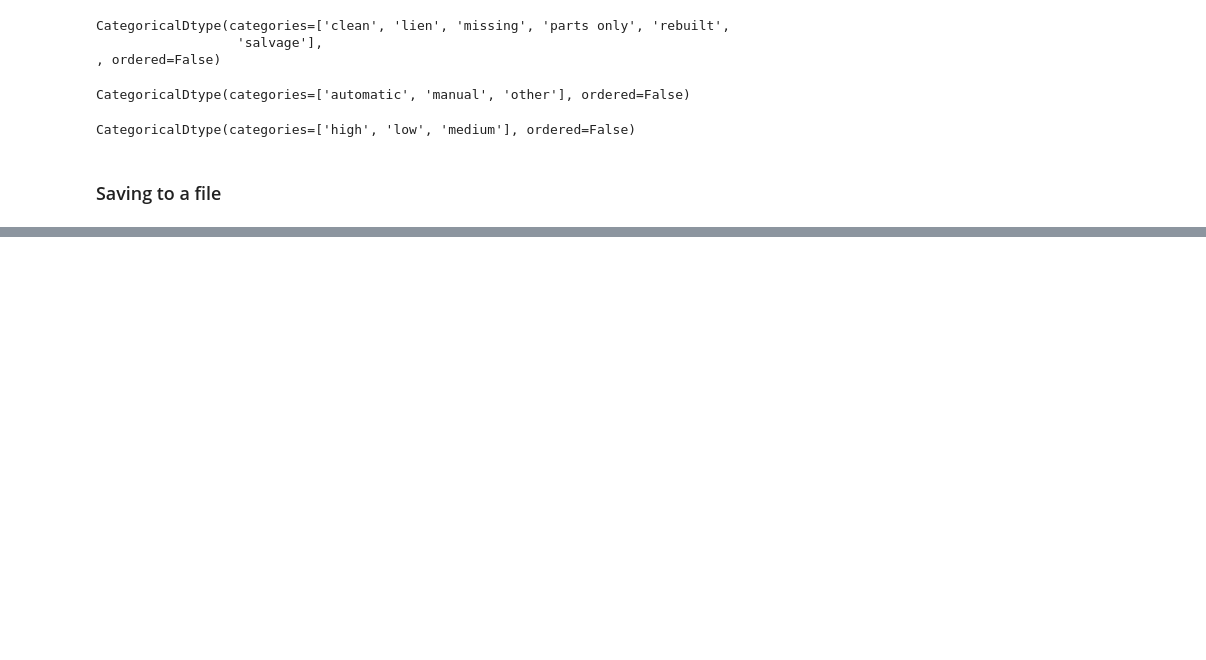
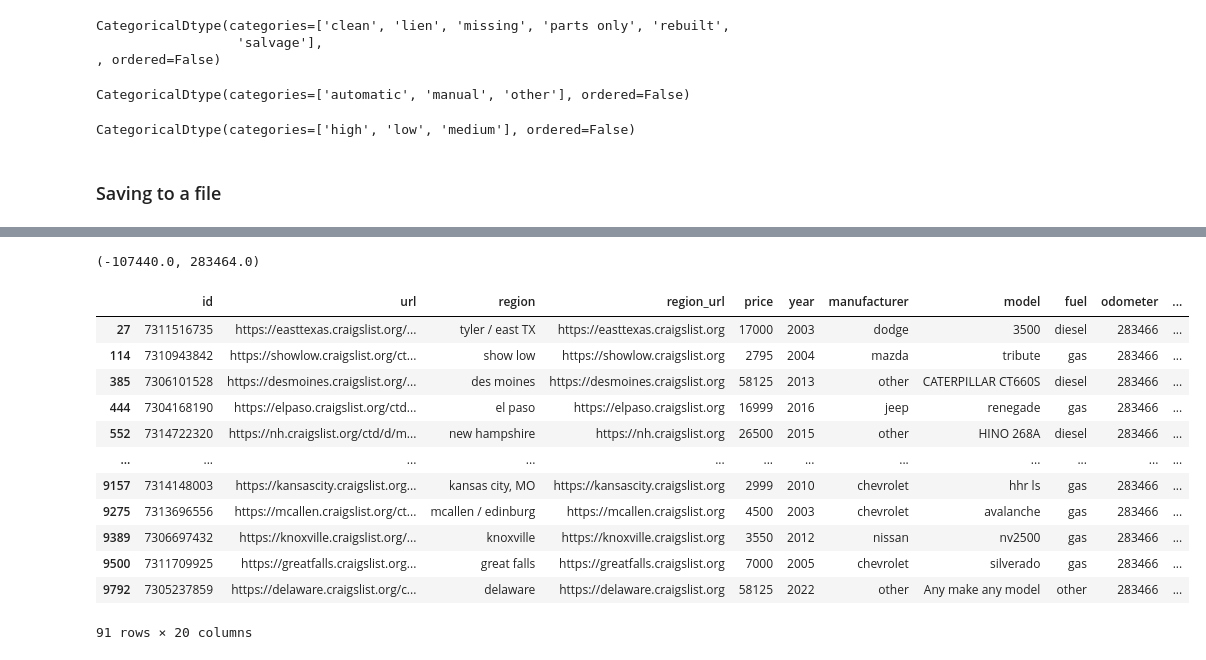
Before and after one commit to AliaksandrYazerski/ML_model_classifier_for_car_from_USA, a Jupyter notebook: ML_model_classifier_for_car_from_USA.ipynb, the cells around one changed output, grey strips where cells are left out. Saved outputs shown, nothing was run; the diff lists cells and outputs as text; code cells hidden in the pictures; blank space fills up the shorter version.

```diff
--- a/ML_model_classifier_for_car_from_USA.ipynb
+++ b/ML_model_classifier_for_car_from_USA.ipynb
@@ -498,0 +606,2 @@ df_types.to_csv('data/df_types.csv', index=False)
+# %%
+df_out.loc[is_outlier_year, 'year'] = int(boundaries_year[0]) + 1
@@ -498,0 +634,21 @@ df_types.to_csv('data/df_types.csv', index=False)
+# %%
+boundaries_odometer, is_outlier_odometer = get_out_boundaries('odometer')
+boundaries_odometer
+# %% [output]
+(-107440.0, 283464.0)
+# %%
+df_out[is_outlier_odometer]
+# %% [output]
+|  | id | url | region | region_url | price | year | manufacturer | model | fuel | odometer | ... |
+| 27 | 7311516735 | https://easttexas.craigslist.org/... | tyler / east TX | https://easttexas.craigslist.org | 17000 | 2003 | dodge | 3500 | diesel | 283466 | ... |
+| 114 | 7310943842 | https://showlow.craigslist.org/ct... | show low | https://showlow.craigslist.org | 2795 | 2004 | mazda | tribute | gas | 283466 | ... |
+| 385 | 7306101528 | https://desmoines.craigslist.org/... | des moines | https://desmoines.craigslist.org | 58125 | 2013 | other | CATERPILLAR CT660S | diesel | 283466 | ... |
+| 444 | 7304168190 | https://elpaso.craigslist.org/ctd... | el paso | https://elpaso.craigslist.org | 16999 | 2016 | jeep | renegade | gas | 283466 | ... |
+| 552 | 7314722320 | https://nh.craigslist.org/ctd/d/m... | new hampshire | https://nh.craigslist.org | 26500 | 2015 | other | HINO 268A | diesel | 283466 | ... |
+| ... | ... | ... | ... | ... | ... | ... | ... | ... | ... | ... | ... |
+| 9157 | 7314148003 | https://kansascity.craigslist.org... | kansas city, MO | https://kansascity.craigslist.org | 2999 | 2010 | chevrolet | hhr ls | gas | 283466 | ... |
+| 9275 | 7313696556 | https://mcallen.craigslist.org/ct... | mcallen / edinburg | https://mcallen.craigslist.org | 4500 | 2003 | chevrolet | avalanche | gas | 283466 | ... |
+| 9389 | 7306697432 | https://knoxville.craigslist.org/... | knoxville | https://knoxville.craigslist.org | 3550 | 2012 | nissan | nv2500 | gas | 283466 | ... |
+| 9500 | 7311709925 | https://greatfalls.craigslist.org... | great falls | https://greatfalls.craigslist.org | 7000 | 2005 | chevrolet | silverado | gas | 283466 | ... |
+| 9792 | 7305237859 | https://delaware.craigslist.org/c... | delaware | https://delaware.craigslist.org | 58125 | 2022 | other | Any make any model | other | 283466 | ... |
+91 rows × 20 columns
```
Also changed, not shown: parts of 21 cells of this notebook, 1 other file.
